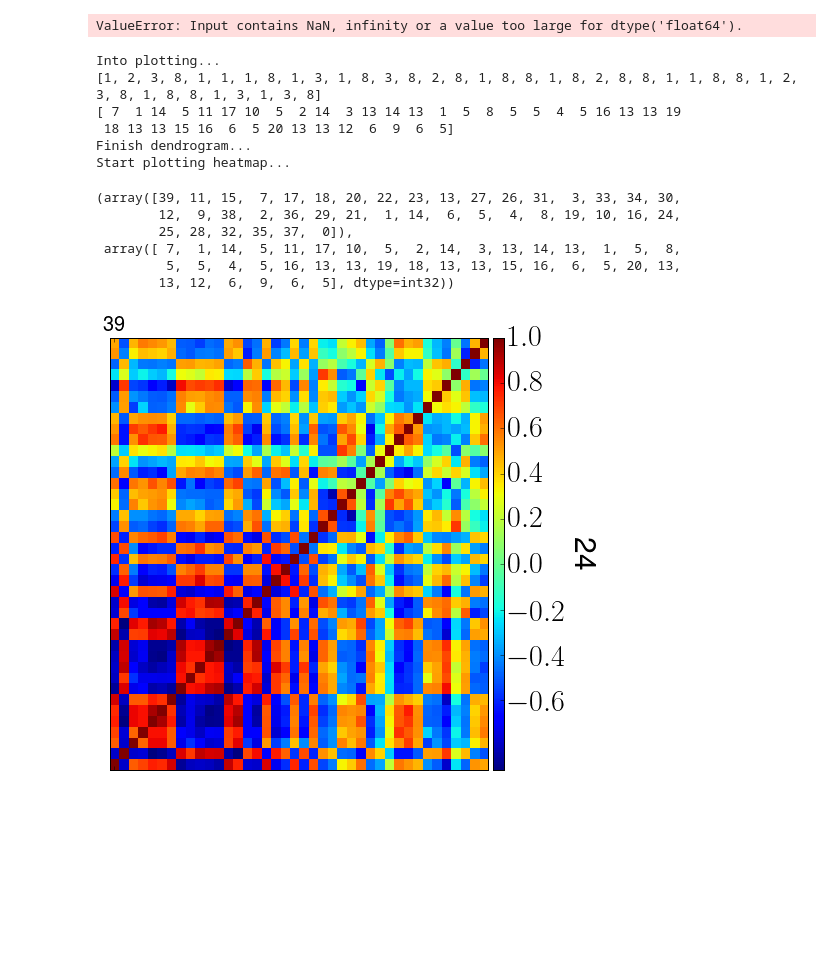
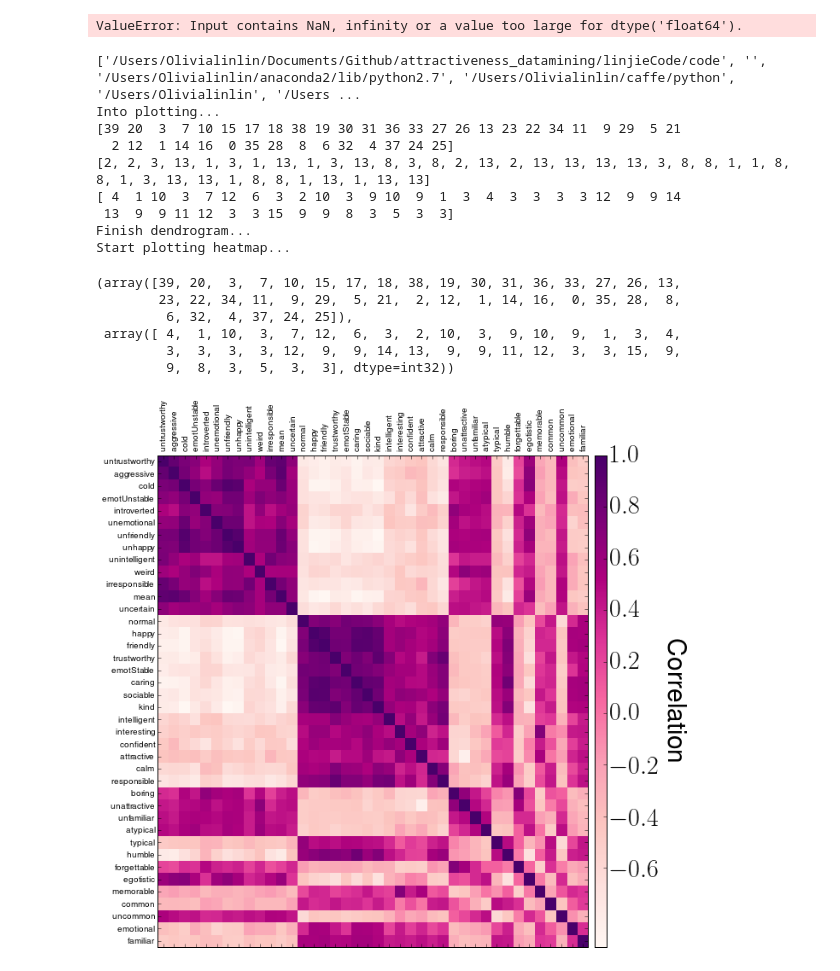
Before and after one commit to amandasongmm/attractiveness_datamining, a Jupyter notebook: linjieCode/code/config_chicago.ipynb, the cells around one changed output. Drawn from its saved outputs; the diff is of its cells as text; code cells hidden in the pictures; blank space fills up the shorter version.

```diff
--- a/linjieCode/code/config_chicago.ipynb
+++ b/linjieCode/code/config_chicago.ipynb
@@ -154,26 +154,38 @@ On the training dataset: chicago
 train mean rating:  3.23186626992
 ValueError: Input contains NaN, infinity or a value too large for dtype('float64').
 # %%
+import sys
+print sys.path
+# local
+PkgPath = '/Users/Olivialinlin/Documents/Github/attractiveness_datamining/linjieCode/code'
+# server
+# PkgPath = '/home/lli-ms/attractiveness_datamining/linjieCode/code'
+
+if PkgPath not in sys.path:
+    sys.path.insert(0, PkgPath)
 from plotFunc import plotHeatMap
 import pandas as pd
 %matplotlib inline
 p = pd.read_csv('/Users/Olivialinlin/Documents/Github/attractiveness_datamining/linjieCode/code/correlation_array', index_col = 0)
 column_name = p.columns.tolist()
 data = p.as_matrix()
 #print data
-cMap='Purples'
-plotHeatMap(data, figName = 'reorderedCorrelaionMatrix')
+plotHeatMap(data,clusterNum= 15,xTickLabel=column_name,\
+            colorMapName='RdPu',fSize = 2)
 # %% [output]
+['/Users/Olivialinlin/Documents/Github/attractiveness_datamining/linjieCode/code', '', '/Users/Olivialinlin/anaconda2/lib/python2.7', '/Users/Olivialinlin/caffe/python', '/Users/Olivialinlin', '/Users ...
 Into plotting...
-[1, 2, 3, 8, 1, 1, 1, 8, 1, 3, 1, 8, 3, 8, 2, 8, 1, 8, 8, 1, 8, 2, 8, 8, 1, 1, 8, 8, 1, 2, 3, 8, 1, 8, 8, 1, 3, 1, 3, 8]
-[ 7  1 14  5 11 17 10  5  2 14  3 13 14 13  1  5  8  5  5  4  5 16 13 13 19
- 18 13 13 15 16  6  5 20 13 13 12  6  9  6  5]
+[39 20  3  7 10 15 17 18 38 19 30 31 36 33 27 26 13 23 22 34 11  9 29  5 21
+  2 12  1 14 16  0 35 28  8  6 32  4 37 24 25]
+[2, 2, 3, 13, 1, 3, 1, 13, 1, 3, 13, 8, 3, 8, 2, 13, 2, 13, 13, 13, 13, 3, 8, 8, 1, 1, 8, 8, 1, 3, 13, 13, 1, 8, 8, 1, 13, 1, 13, 13]
+[ 4  1 10  3  7 12  6  3  2 10  3  9 10  9  1  3  4  3  3  3  3 12  9  9 14
+ 13  9  9 11 12  3  3 15  9  9  8  3  5  3  3]
 Finish dendrogram...
 Start plotting heatmap...
-(array([39, 11, 15,  7, 17, 18, 20, 22, 23, 13, 27, 26, 31,  3, 33, 34, 30,
-        12,  9, 38,  2, 36, 29, 21,  1, 14,  6,  5,  4,  8, 19, 10, 16, 24,
-        25, 28, 32, 35, 37,  0]),
- array([ 7,  1, 14,  5, 11, 17, 10,  5,  2, 14,  3, 13, 14, 13,  1,  5,  8,
-         5,  5,  4,  5, 16, 13, 13, 19, 18, 13, 13, 15, 16,  6,  5, 20, 13,
-        13, 12,  6,  9,  6,  5], dtype=int32))
+(array([39, 20,  3,  7, 10, 15, 17, 18, 38, 19, 30, 31, 36, 33, 27, 26, 13,
+        23, 22, 34, 11,  9, 29,  5, 21,  2, 12,  1, 14, 16,  0, 35, 28,  8,
+         6, 32,  4, 37, 24, 25]),
+ array([ 4,  1, 10,  3,  7, 12,  6,  3,  2, 10,  3,  9, 10,  9,  1,  3,  4,
+         3,  3,  3,  3, 12,  9,  9, 14, 13,  9,  9, 11, 12,  3,  3, 15,  9,
+         9,  8,  3,  5,  3,  3], dtype=int32))
-[figure, old version]
+[figure, new version]
```
Also changed, not shown: parts of 1 cell of this notebook, 4 other files.
